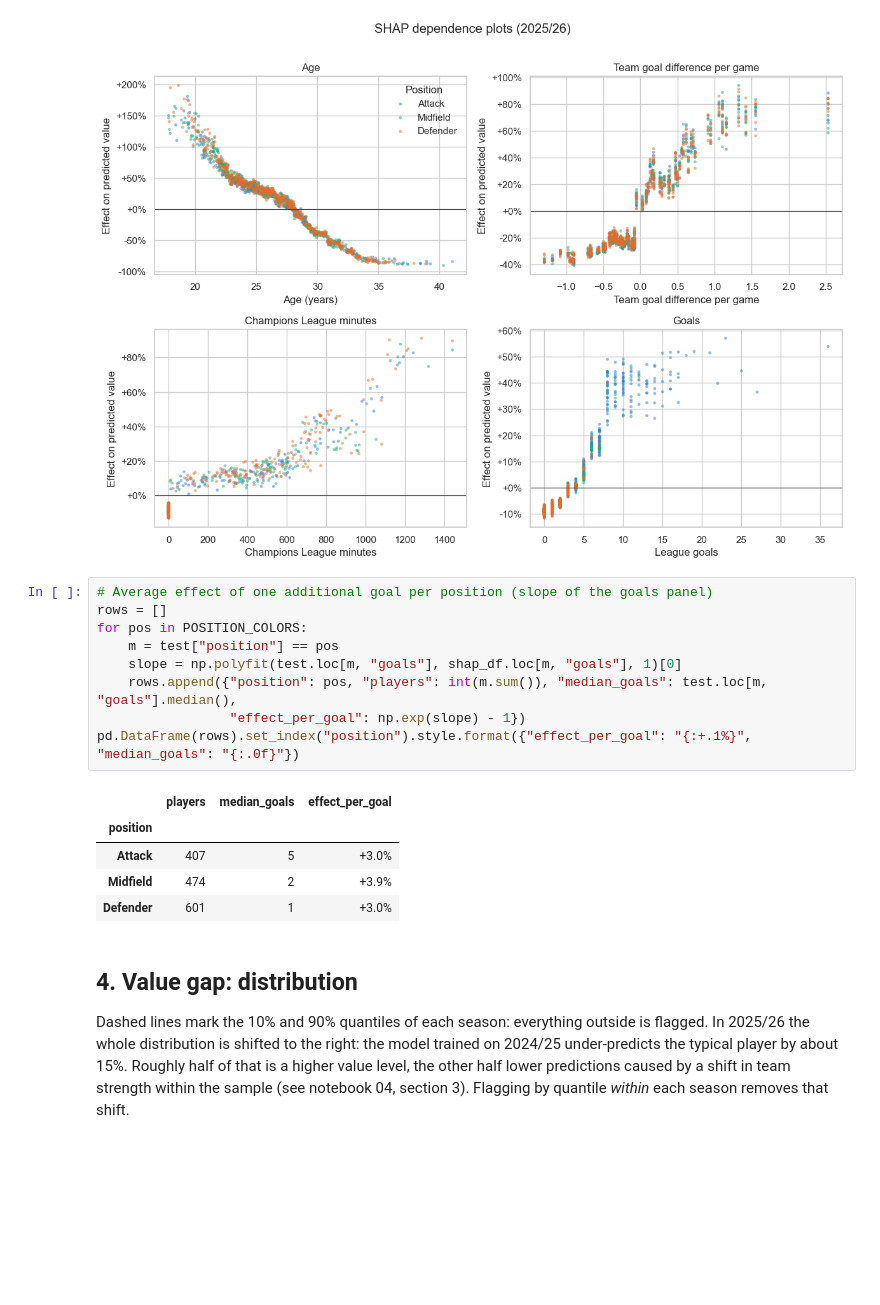
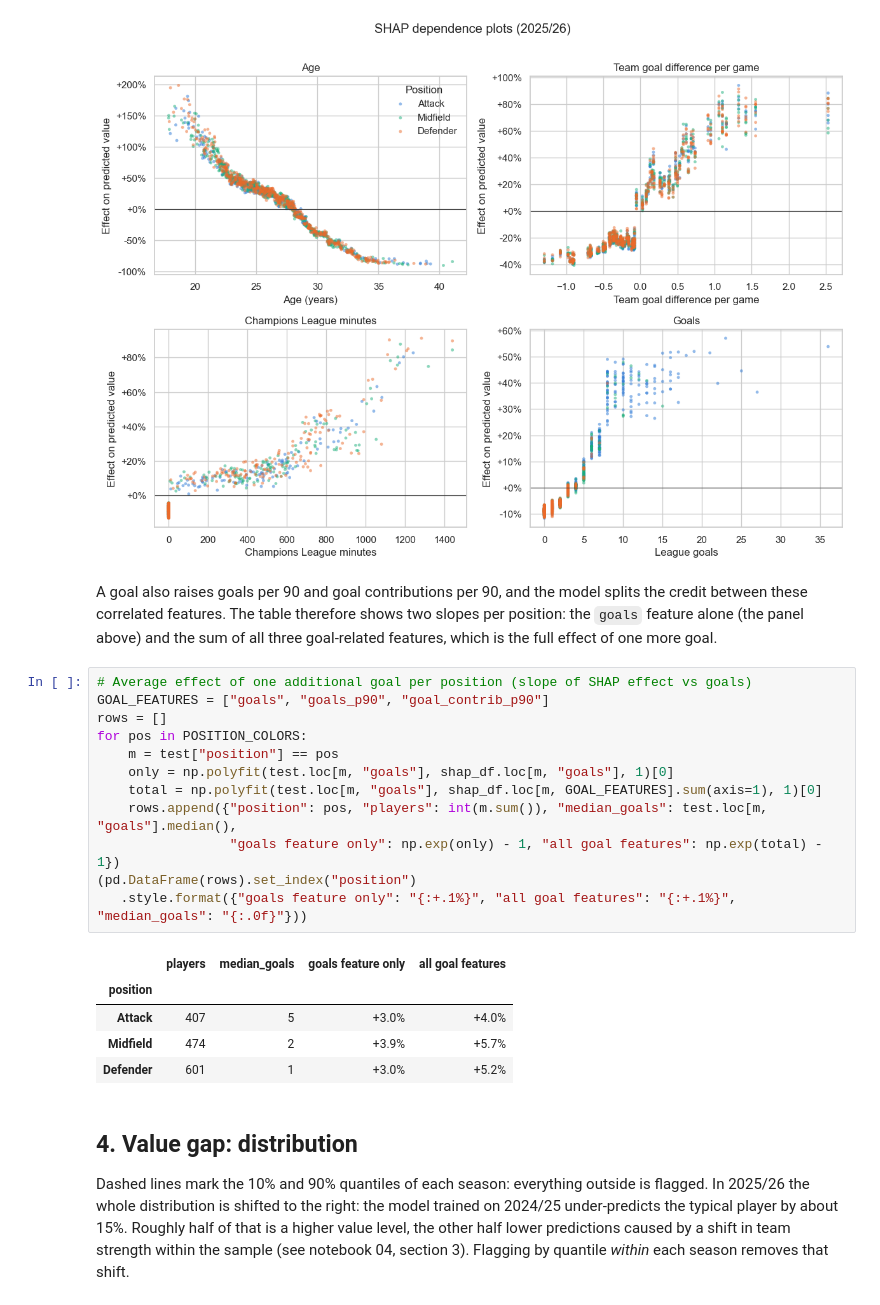
Before and after one commit to AlexanderWanstrath/football-player-valuation, a Jupyter notebook: notebooks/03_shap_value_gap.ipynb, the cells around one changed output. Cells and saved outputs as stored; diff of their text form; blank space fills up the shorter version.

```diff
--- a/notebooks/03_shap_value_gap.ipynb
+++ b/notebooks/03_shap_value_gap.ipynb
@@ -128,21 +128,28 @@ save(fig, "11_shap_dependence")
 plt.show()
 # %% [output]
 [figure]
+# %% [markdown]
+A goal also raises goals per 90 and goal contributions per 90, and the model splits the credit between these
+correlated features. The table therefore shows two slopes per position: the `goals` feature alone (the panel above)
+and the sum of all three goal-related features, which is the full effect of one more goal.
 # %%
-# Average effect of one additional goal per position (slope of the goals panel)
+# Average effect of one additional goal per position (slope of SHAP effect vs goals)
+GOAL_FEATURES = ["goals", "goals_p90", "goal_contrib_p90"]
 rows = []
 for pos in POSITION_COLORS:
     m = test["position"] == pos
-    slope = np.polyfit(test.loc[m, "goals"], shap_df.loc[m, "goals"], 1)[0]
+    only = np.polyfit(test.loc[m, "goals"], shap_df.loc[m, "goals"], 1)[0]
+    total = np.polyfit(test.loc[m, "goals"], shap_df.loc[m, GOAL_FEATURES].sum(axis=1), 1)[0]
     rows.append({"position": pos, "players": int(m.sum()), "median_goals": test.loc[m, "goals"].median(),
-                 "effect_per_goal": np.exp(slope) - 1})
-pd.DataFrame(rows).set_index("position").style.format({"effect_per_goal": "{:+.1%}", "median_goals": "{:.0f}"})
+                 "goals feature only": np.exp(only) - 1, "all goal features": np.exp(total) - 1})
+(pd.DataFrame(rows).set_index("position")
+   .style.format({"goals feature only": "{:+.1%}", "all goal features": "{:+.1%}", "median_goals": "{:.0f}"}))
 # %% [output]
-|  | players | median_goals | effect_per_goal |
-| position |  |  |  |
-| Attack | 407 | 5 | +3.0% |
-| Midfield | 474 | 2 | +3.9% |
-| Defender | 601 | 1 | +3.0% |
+|  | players | median_goals | goals feature only | all goal features |
+| position |  |  |  |  |
+| Attack | 407 | 5 | +3.0% | +4.0% |
+| Midfield | 474 | 2 | +3.9% | +5.7% |
+| Defender | 601 | 1 | +3.0% | +5.2% |
 # %% [markdown]
 ## 4. Value gap: distribution
 Dashed lines mark the 10% and 90% quantiles of each season: everything outside is flagged. In 2025/26 the whole
```
Also changed, not shown: parts of 2 cells of this notebook, 6 other files.
